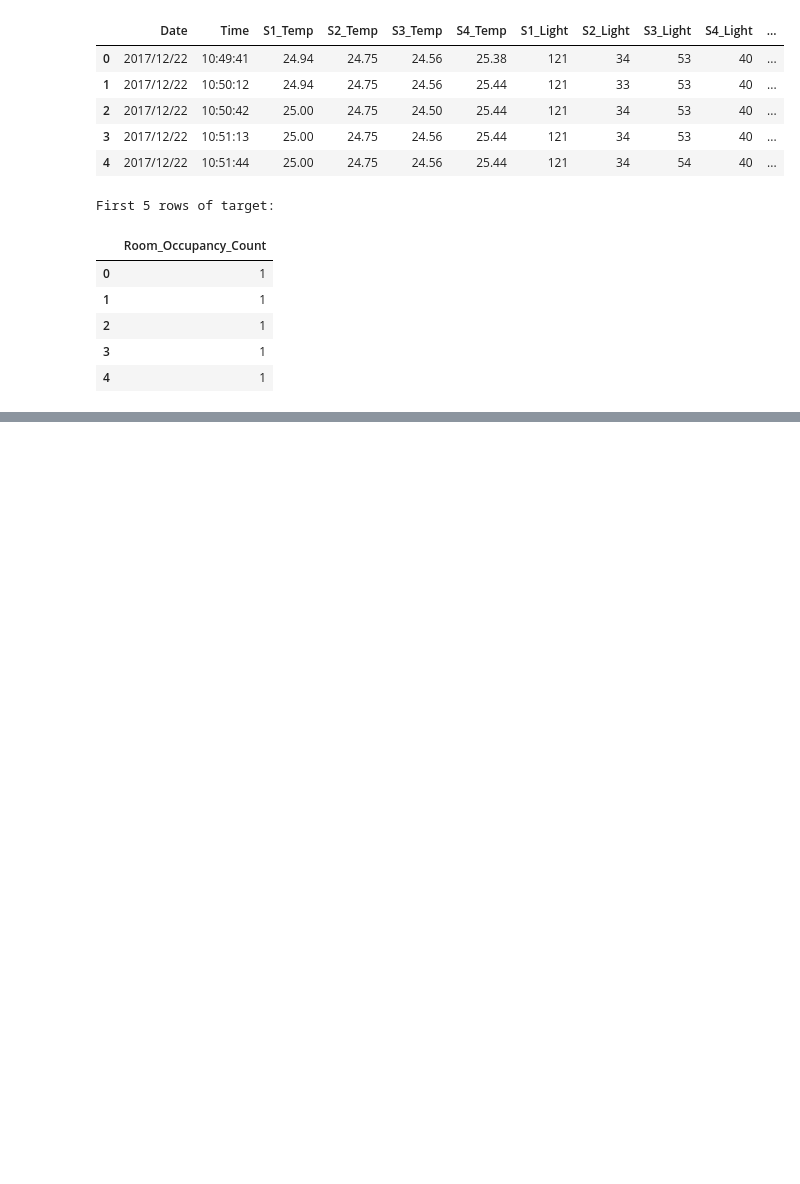
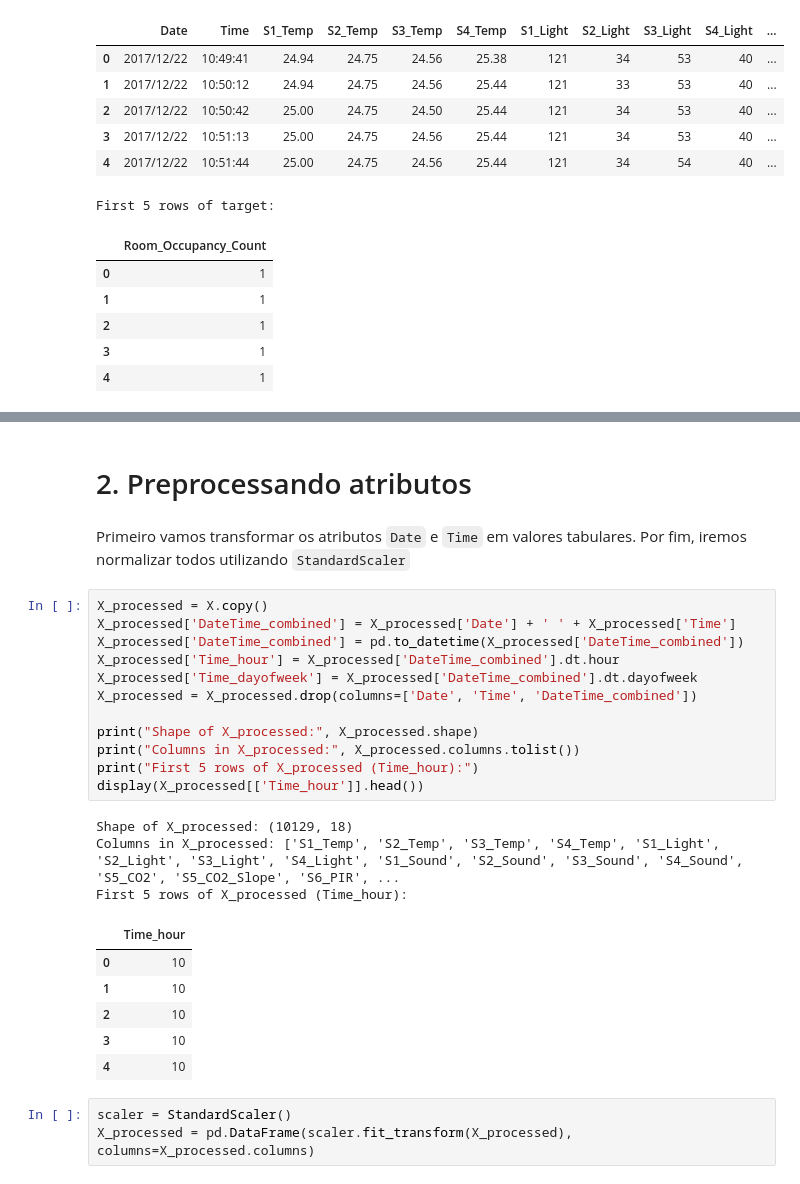
Before and after one commit to Luis-Menezes/NN_SupervisedLearning, a Jupyter notebook: project_4.ipynb, the cells around one changed output, grey strips where cells are left out. Cells and saved outputs as stored; diff of their text form; blank space fills up the shorter version.

```diff
--- a/project_4.ipynb
+++ b/project_4.ipynb
@@ -343,0 +139,29 @@ Prediction horizon: 1
+# %% [markdown]
+# 2. Preprocessando atributos
+# %% [markdown]
+Primeiro vamos transformar os atributos ``Date`` e ``Time`` em valores tabulares. Por fim, iremos normalizar todos utilizando ``StandardScaler``
+# %%
+X_processed = X.copy()
+X_processed['DateTime_combined'] = X_processed['Date'] + ' ' + X_processed['Time']
+X_processed['DateTime_combined'] = pd.to_datetime(X_processed['DateTime_combined'])
+X_processed['Time_hour'] = X_processed['DateTime_combined'].dt.hour
+X_processed['Time_dayofweek'] = X_processed['DateTime_combined'].dt.dayofweek
+X_processed = X_processed.drop(columns=['Date', 'Time', 'DateTime_combined'])
+
+print("Shape of X_processed:", X_processed.shape)
+print("Columns in X_processed:", X_processed.columns.tolist())
+print("First 5 rows of X_processed (Time_hour):")
+display(X_processed[['Time_hour']].head())
+# %% [output]
+Shape of X_processed: (10129, 18)
+Columns in X_processed: ['S1_Temp', 'S2_Temp', 'S3_Temp', 'S4_Temp', 'S1_Light', 'S2_Light', 'S3_Light', 'S4_Light', 'S1_Sound', 'S2_Sound', 'S3_Sound', 'S4_Sound', 'S5_CO2', 'S5_CO2_Slope', 'S6_PIR', ...
+First 5 rows of X_processed (Time_hour):
+|  | Time_hour |
+| 0 | 10 |
+| 1 | 10 |
+| 2 | 10 |
+| 3 | 10 |
+| 4 | 10 |
+# %%
+scaler = StandardScaler()
+X_processed = pd.DataFrame(scaler.fit_transform(X_processed), columns=X_processed.columns)
```
Also changed, not shown: parts of 31 cells of this notebook.
